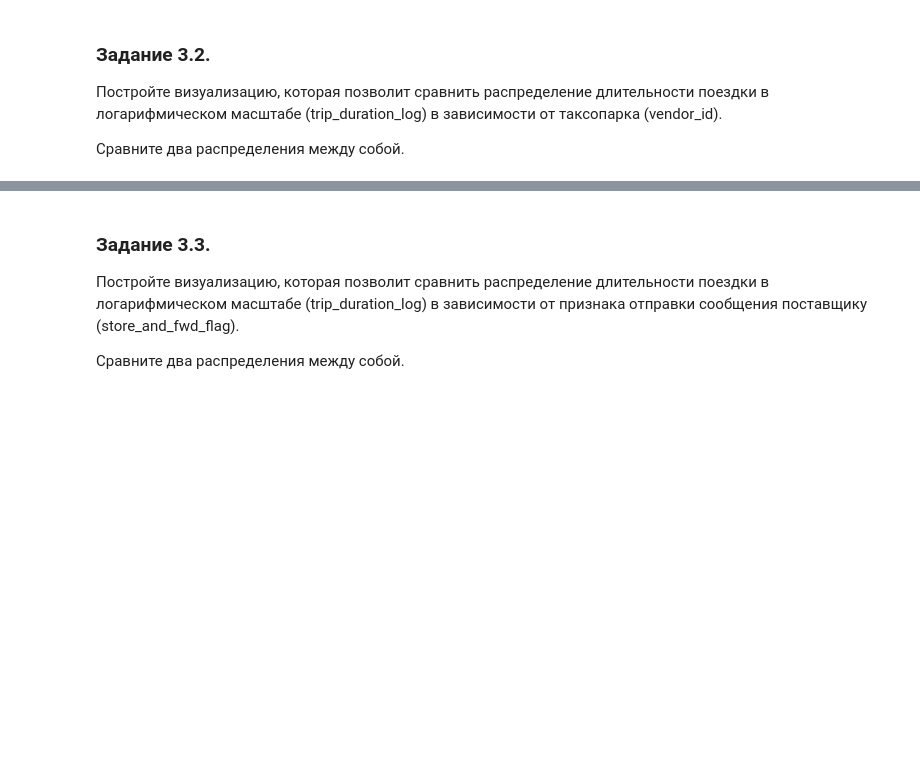
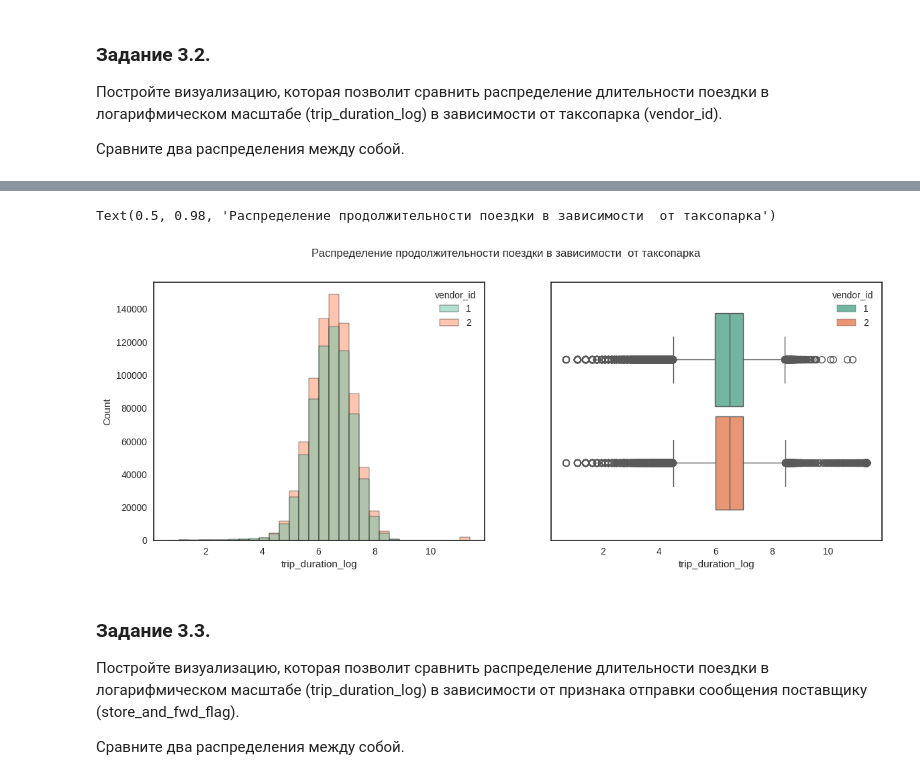
Before and after one commit to sawtoothpulse/project_5, a Jupyter notebook: project-5.ipynb, the cells around one changed output, grey strips where cells are left out. Saved outputs shown, nothing was run; the diff lists cells and outputs as text; code cells hidden in the pictures; blank space fills up the shorter version.

```diff
--- a/project-5.ipynb
+++ b/project-5.ipynb
@@ -494,3 +542,11 @@ taxi_data['trip_duration_log'] = np.log(taxi_data['trip_duration']+1)
+# %%
+fig, ax = plt.subplots(1, 2, figsize=(14, 5))
+sns.histplot(df, x = df['trip_duration_log'], ax=ax[0], hue='vendor_id', bins=30, palette='Set2')
+sns.boxplot(df, x = df['trip_duration_log'], ax=ax[1], hue='vendor_id', dodge=True, gap=0.1, palette='Set2')
+plt.suptitle('Распределение продолжительности поездки в зависимости  от таксопарка')
+# %% [output]
+Text(0.5, 0.98, 'Распределение продолжительности поездки в зависимости  от таксопарка')
+[figure, added]
 # %% [markdown]
 ### Задание 3.3.
 Постройте визуализацию, которая позволит сравнить распределение длительности поездки в логарифмическом масштабе (trip_duration_log) в зависимости от признака отправки сообщения поставщику (store_and_fwd_flag).
```
Also changed, not shown: parts of 31 cells of this notebook.
